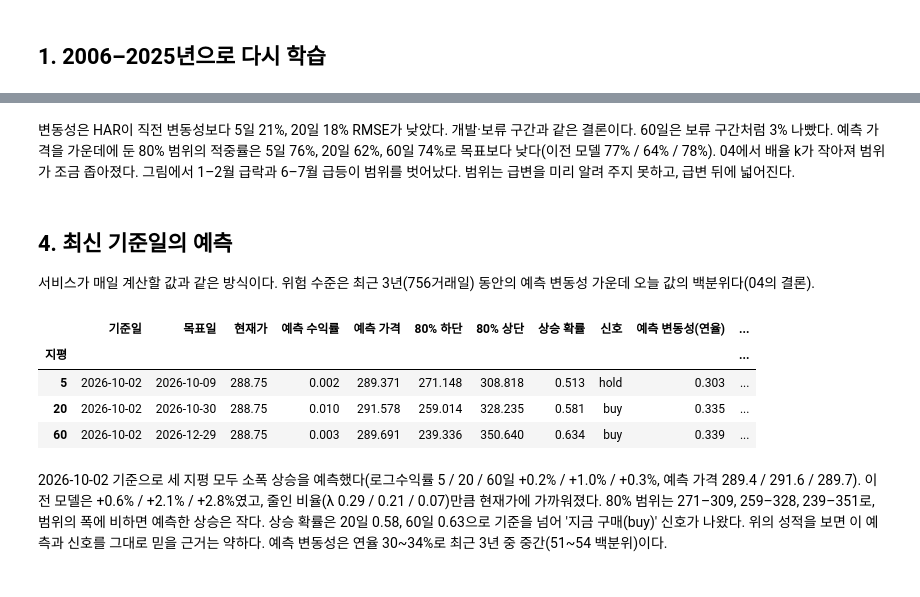
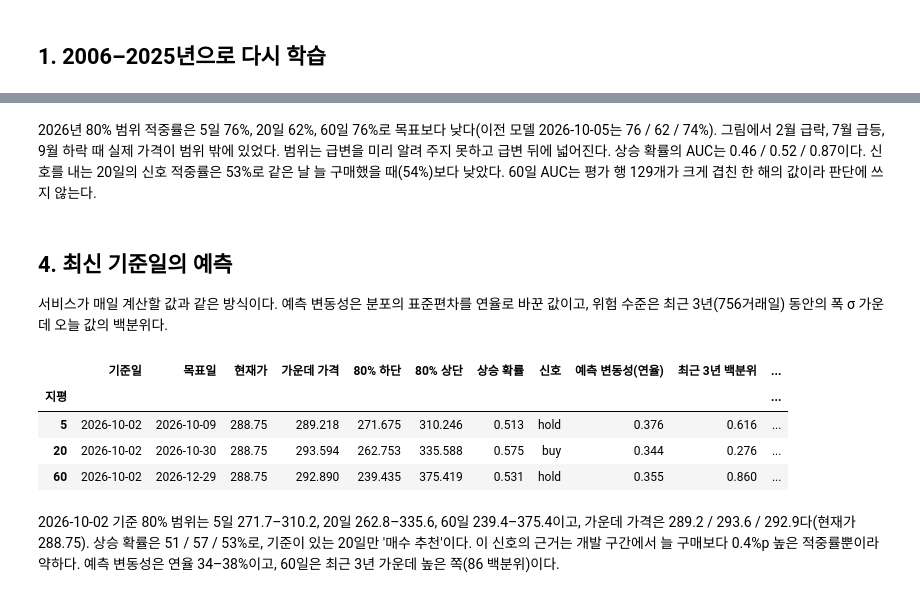
Before and after one commit to sjinie/Coffee_Price_Prediction, a Jupyter notebook: notebooks/06_final_model.ipynb, the cells around one changed output, grey strips where cells are left out. Cells and saved outputs as stored; diff of their text form; code cells hidden in the pictures.

```diff
--- a/notebooks/06_final_model.ipynb
+++ b/notebooks/06_final_model.ipynb
@@ -222,25 +123,26 @@ forward_volatility.round(4)
 # %%
 H = 20
-origins = np.flatnonzero((data.index >= "2026-01-01") & data["log_vol_20"].notna().to_numpy())
+origins = np.flatnonzero((data.index >= "2026-01-01") & data["close"].notna().to_numpy())
 axis = data.index.append(trading_sessions(data.index[-1] + pd.Timedelta(days=1), data.index[-1] + pd.Timedelta(days=120)))
 target_dates = axis[origins + H]
 close = data["close"].to_numpy()[origins]
-predicted_return = predict_valid(returns[H], origins)
-low, high = price_range(close, volatility[H].predict(data, origins), H, vol_choice[H]["interval_multiplier"],
-                        center=predicted_return)
-prob = direction[H].predict(data, origins)
-threshold = direction_choice[H]["threshold"]
+low, mid, high = models[H].quantiles(data, origins).T
+prob = models[H].prob_up(data, origins)
+threshold = chosen[H]["threshold"]
 
 fig, (top, bottom) = plt.subplots(2, 1, figsize=(10, 6), sharex=True, gridspec_kw={"height_ratios": [2, 1]})
 recent_close = data.loc["2025-10-01":, "close"]
 top.plot(recent_close.index, recent_close, color="black", lw=1.2, label="KC=F 종가")
-top.plot(target_dates, close * np.exp(predicted_return), color="#4f81bd", lw=1, ls="--", label="20거래일 전에 예측한 가격")
-top.fill_between(target_dates, low, high, color="#4f81bd", alpha=0.25, lw=0, label="20거래일 전에 예측한 80% 범위")
+top.plot(target_dates, close * np.exp(mid), color="#4f81bd", lw=1, ls="--", label="20거래일 전에 낸 분포의 가운데")
+top.fill_between(target_dates, close * np.exp(low), close * np.exp(high), color="#4f81bd", alpha=0.25, lw=0,
+                 label="20거래일 전에 낸 80% 범위")
 top.set(ylabel="센트/파운드", title="최종 모델의 2026년 사후 확인 (20거래일)")
 top.legend(loc="upper left")
 bottom.plot(data.index[origins], prob, color="#c0504d", lw=1, label="20일 상승 확률 (기준일)")
-bottom.axhline(threshold, color="gray", ls="--", lw=0.8)
-bottom.axhline(1 - threshold, color="gray", ls="--", lw=0.8, label=f"신호 임계값 {threshold:.2f} / {1 - threshold:.2f}")
+bottom.axhline(0.5, color="gray", lw=0.6)
+if threshold is not None:
+    bottom.axhline(threshold, color="gray", ls="--", lw=0.8)
+    bottom.axhline(1 - threshold, color="gray", ls="--", lw=0.8, label=f"신호 기준 {threshold:.2f} / {1 - threshold:.2f}")
 bottom.set(ylabel="확률")
 bottom.legend(loc="upper left")
 common.save_fig(fig, "final_forecast_2026.png")
@@ -250,36 +152,34 @@ plt.show()
-# %% [markdown]
-변동성은 HAR이 직전 변동성보다 5일 21%, 20일 18% RMSE가 낮았다. 개발·보류 구간과 같은 결론이다. 60일은 보류 구간처럼 3% 나빴다. 예측 가격을 가운데에 둔 80% 범위의 적중률은 5일 76%, 20일 62%, 60일 74%로 목표보다 낮다(이전 모델 77% / 64% / 78%). 04에서 배율 k가 작아져 범위가 조금 좁아졌다. 그림에서 1–2월 급락과 6–7월 급등이 범위를 벗어났다. 범위는 급변을 미리 알려 주지 못하고, 급변 뒤에 넓어진다.
+# %% [markdown]
+2026년 80% 범위 적중률은 5일 76%, 20일 62%, 60일 76%로 목표보다 낮다(이전 모델 2026-10-05는 76 / 62 / 74%). 그림에서 2월 급락, 7월 급등, 9월 하락 때 실제 가격이 범위 밖에 있었다. 범위는 급변을 미리 알려 주지 못하고 급변 뒤에 넓어진다. 상승 확률의 AUC는 0.46 / 0.52 / 0.87이다. 신호를 내는 20일의 신호 적중률은 53%로 같은 날 늘 구매했을 때(54%)보다 낮았다. 60일 AUC는 평가 행 129개가 크게 겹친 한 해의 값이라 판단에 쓰지 않는다.
 # %% [markdown]
 ## 4. 최신 기준일의 예측
 
-서비스가 매일 계산할 값과 같은 방식이다. 위험 수준은 최근 3년(756거래일) 동안의 예측 변동성 가운데 오늘 값의 백분위다(04의 결론).
+서비스가 매일 계산할 값과 같은 방식이다. 예측 변동성은 분포의 표준편차를 연율로 바꾼 값이고, 위험 수준은 최근 3년(756거래일) 동안의 폭 σ 가운데 오늘 값의 백분위다.
 # %%
 origin = len(data) - 1
 rows = []
 for h in HORIZONS:
-    features = direction_choice[h]["features"]
-    p_up = float(direction[h].predict(data, [origin])[0])
-    r_hat = float(predict_valid(returns[h], [origin])[0])
-    log_vol = volatility[h].predict(data, [origin])
-    history = volatility[h].predict(data, np.arange(origin - 755, origin + 1))
+    model = models[h]
+    low, mid, high = model.quantiles(data, [origin])[0]
+    p_up = float(model.prob_up(data, [origin])[0])
+    history = np.log(model.distribution(data, np.arange(origin - 755, origin + 1))[1])
     close = data["close"].iloc[origin]
-    low, high = price_range(close, log_vol, h, vol_choice[h]["interval_multiplier"], center=r_hat)
     rows.append({"지평": h, "기준일": data.index[origin], "목표일": axis[origin + h], "현재가": close,
-                 "예측 수익률": r_hat, "예측 가격": close * np.exp(r_hat), "80% 하단": float(low[0]), "80% 상단": float(high[0]),
-                 "상승 확률": p_up, "신호": buy_signal([p_up], direction_choice[h]["threshold"])[0],
-                 "예측 변동성(연율)": float(np.exp(log_vol[0]) * np.sqrt(252)),
-                 "최근 3년 백분위": float((history <= log_vol[0]).mean()),
-                 "결측 피처 수": int(data[features].iloc[origin].isna().sum())})
+                 "가운데 가격": close * np.exp(mid), "80% 하단": close * np.exp(low), "80% 상단": close * np.exp(high),
+                 "상승 확률": p_up, "신호": buy_signal([p_up], chosen[h]["threshold"])[0],
+                 "예측 변동성(연율)": float(model.spread(data, [origin])[0] * np.sqrt(252 / h)),
+                 "최근 3년 백분위": float((history <= history[-1]).mean()),
+                 "결측 피처 수": int(data[model.features].iloc[origin].isna().sum())})
 today = pd.DataFrame(rows).set_index("지평")
 today.round(3)
 # %% [output]
-|  | 기준일 | 목표일 | 현재가 | 예측 수익률 | 예측 가격 | 80% 하단 | 80% 상단 | 상승 확률 | 신호 | 예측 변동성(연율) | ... |
+|  | 기준일 | 목표일 | 현재가 | 가운데 가격 | 80% 하단 | 80% 상단 | 상승 확률 | 신호 | 예측 변동성(연율) | 최근 3년 백분위 | ... |
 | 지평 |  |  |  |  |  |  |  |  |  |  | ... |
-| 5 | 2026-10-02 | 2026-10-09 | 288.75 | 0.002 | 289.371 | 271.148 | 308.818 | 0.513 | hold | 0.303 | ... |
-| 20 | 2026-10-02 | 2026-10-30 | 288.75 | 0.010 | 291.578 | 259.014 | 328.235 | 0.581 | buy | 0.335 | ... |
-| 60 | 2026-10-02 | 2026-12-29 | 288.75 | 0.003 | 289.691 | 239.336 | 350.640 | 0.634 | buy | 0.339 | ... |
+| 5 | 2026-10-02 | 2026-10-09 | 288.75 | 289.218 | 271.675 | 310.246 | 0.513 | hold | 0.376 | 0.616 | ... |
+| 20 | 2026-10-02 | 2026-10-30 | 288.75 | 293.594 | 262.753 | 335.588 | 0.575 | buy | 0.344 | 0.276 | ... |
+| 60 | 2026-10-02 | 2026-12-29 | 288.75 | 292.890 | 239.435 | 375.419 | 0.531 | hold | 0.355 | 0.860 | ... |
-# %% [markdown]
-2026-10-02 기준으로 세 지평 모두 소폭 상승을 예측했다(로그수익률 5 / 20 / 60일 +0.2% / +1.0% / +0.3%, 예측 가격 289.4 / 291.6 / 289.7). 이전 모델은 +0.6% / +2.1% / +2.8%였고, 줄인 비율(λ 0.29 / 0.21 / 0.07)만큼 현재가에 가까워졌다. 80% 범위는 271–309, 259–328, 239–351로, 범위의 폭에 비하면 예측한 상승은 작다. 상승 확률은 20일 0.58, 60일 0.63으로 기준을 넘어 '지금 구매(buy)' 신호가 나왔다. 위의 성적을 보면 이 예측과 신호를 그대로 믿을 근거는 약하다. 예측 변동성은 연율 30~34%로 최근 3년 중 중간(51~54 백분위)이다.
+# %% [markdown]
+2026-10-02 기준 80% 범위는 5일 271.7–310.2, 20일 262.8–335.6, 60일 239.4–375.4이고, 가운데 가격은 289.2 / 293.6 / 292.9다(현재가 288.75). 상승 확률은 51 / 57 / 53%로, 기준이 있는 20일만 '매수 추천'이다. 이 신호의 근거는 개발 구간에서 늘 구매보다 0.4%p 높은 적중률뿐이라 약하다. 예측 변동성은 연율 34–38%이고, 60일은 최근 3년 가운데 높은 쪽(86 백분위)이다.
 # %%
 common.save_result("final_model", {
     "version": VERSION, "code_commit": commit, "train": train_rows,
```
Also changed, not shown: parts of 18 cells of this notebook, 22 other files.
